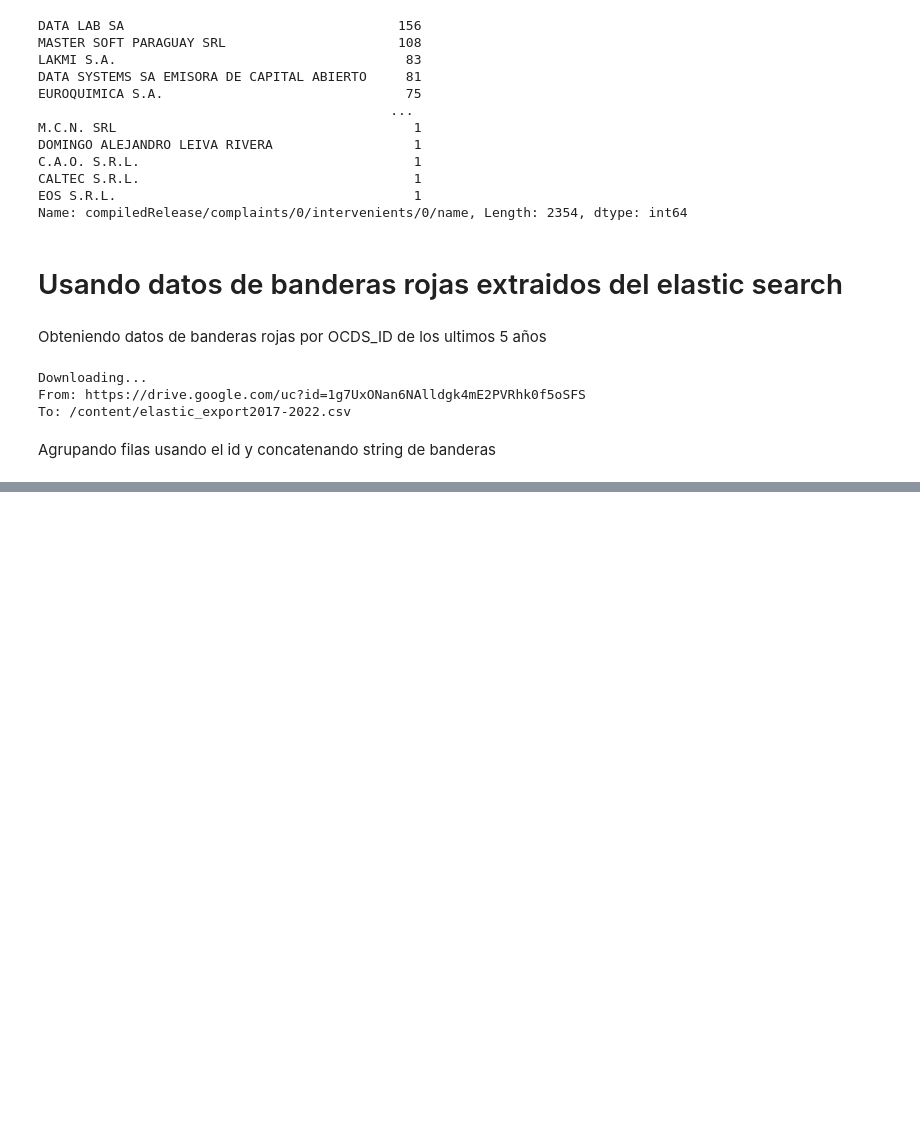
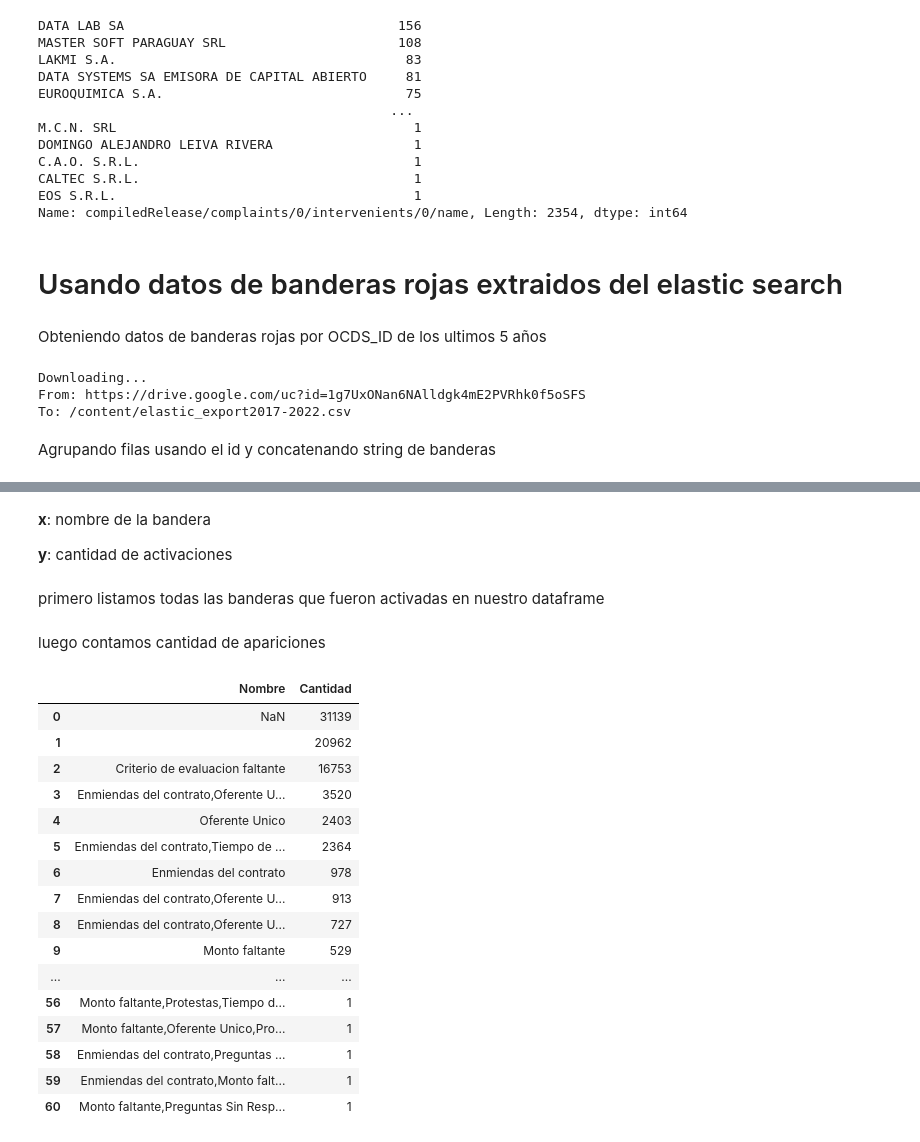
Before and after one commit to matiaslopezs/analisisComplaints, a Jupyter notebook: AnalisisComplaints.ipynb, the cells around one changed output, grey strips where cells are left out. Drawn from its saved outputs; the diff is of its cells as text; code cells hidden in the pictures; blank space fills up the shorter version.

```diff
--- a/AnalisisComplaints.ipynb
+++ b/AnalisisComplaints.ipynb
@@ -278,0 +294,35 @@ banderas_records_merge.head()
+# %% [markdown]
+**x**: nombre de la bandera
+
+**y**: cantidad de activaciones
+# %% [markdown]
+primero listamos todas las banderas que fueron activadas en nuestro dataframe
+# %%
+lista_banderas = banderas_records_merge['bandera'].explode().unique()
+# %% [markdown]
+luego contamos cantidad de apariciones
+# %%
+lista_apariciones_band = banderas_records_merge['bandera'].explode().value_counts()
+# %%
+# all rows in the dataframe
+pd.set_option('display.max_rows', None)
+pd.DataFrame(list(zip(lista_banderas, lista_apariciones_band)),
+               columns =['Nombre', 'Cantidad'])
+# %% [output]
+|  | Nombre | Cantidad |
+| 0 | NaN | 31139 |
+| 1 |  | 20962 |
+| 2 | Criterio de evaluacion faltante | 16753 |
+| 3 | Enmiendas del contrato,Oferente U... | 3520 |
+| 4 | Oferente Unico | 2403 |
+| 5 | Enmiendas del contrato,Tiempo de ... | 2364 |
+| 6 | Enmiendas del contrato | 978 |
+| 7 | Enmiendas del contrato,Oferente U... | 913 |
+| 8 | Enmiendas del contrato,Oferente U... | 727 |
+| 9 | Monto faltante | 529 |
+| ... | ... | ... |
+| 56 | Monto faltante,Protestas,Tiempo d... | 1 |
+| 57 | Monto faltante,Oferente Unico,Pro... | 1 |
+| 58 | Enmiendas del contrato,Preguntas ... | 1 |
+| 59 | Enmiendas del contrato,Monto falt... | 1 |
+| 60 | Monto faltante,Preguntas Sin Resp... | 1 |
```
Also changed, not shown: parts of 6 cells of this notebook.
